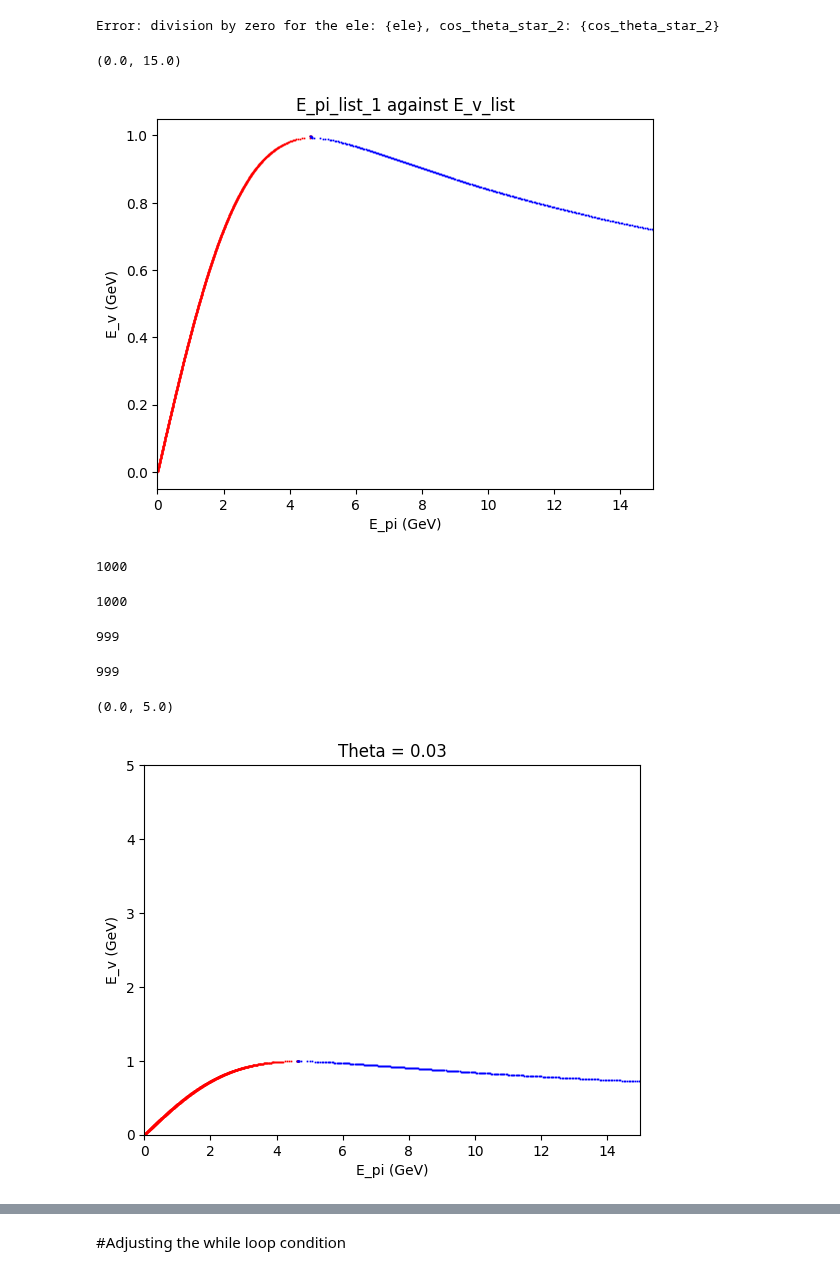
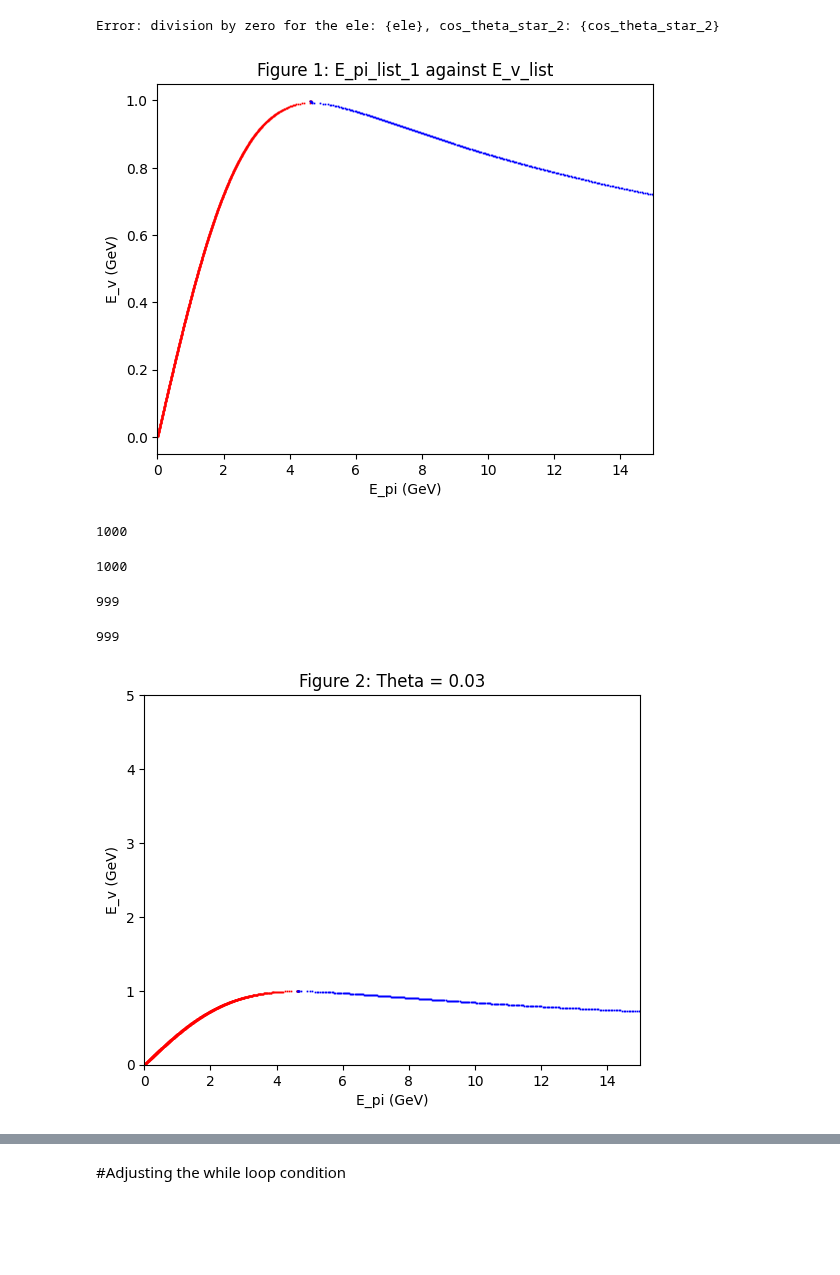
Before and after one commit to MrD0balina/Fourth-Year-Project---Neutrino-Oscillations, a Jupyter notebook: Defining_The_Plotting_Functions_Lists.ipynb, the cells around one changed output, grey strips where cells are left out. Saved outputs shown, nothing was run; the diff lists cells and outputs as text; code cells hidden in the pictures; blank space fills up the shorter version.

```diff
--- a/Defining_The_Plotting_Functions_Lists.ipynb
+++ b/Defining_The_Plotting_Functions_Lists.ipynb
@@ -60,15 +71,15 @@ Error: division by zero for the ele: {ele}, cos_theta_star_2: {cos_theta_star_2}
 # %%
 plt.scatter( E_pi_list_1 , E_v_list , s = 0.2 , c = "r" , marker = "x" )
 
 plt.scatter( E_pi_list_2 , E_v_list_reversed , s = 0.2 , c = "b" , marker = "x" )
 
-plt.title("E_pi_list_1 against E_v_list")
+plt.title(r"Figure 1: E_pi_list_1 against E_v_list")
 plt.xlabel("E_pi (GeV)")
 plt.ylabel("E_v (GeV)")
 plt.xlim(0, 15)
+plt.show()
 # %% [output]
-(0.0, 15.0)
-[figure, old version]
+[figure, new version]
 # %%
 ########################## FIRST TRY ##########################
 def Pion_to_Neutrino_converter( theta):
@@ -132,15 +143,15 @@ plt.scatter( x_1 , y_1 , s = 0.2 , c = "r" , marker = "x" )
 
 plt.scatter( x_2 , y_2 , s = 0.2 , c = "b" , marker = "x" )
 
-plt.title("Theta = 0.03")
+plt.title("Figure 2: Theta = 0.03")
 plt.xlabel("E_pi (GeV)")
 plt.ylabel("E_v (GeV)")
 
 plt.xlim(0, 15)
 plt.ylim(0, 5 )
+plt.show()
 # %% [output]
-(0.0, 5.0)
-[figure, old version]
+[figure, new version]
 # %%
 plt.scatter( x_1 , y_1 , s = 0.2 , c = "r" , marker = "x" )
 
```
Also changed, not shown: parts of 30 cells of this notebook.
